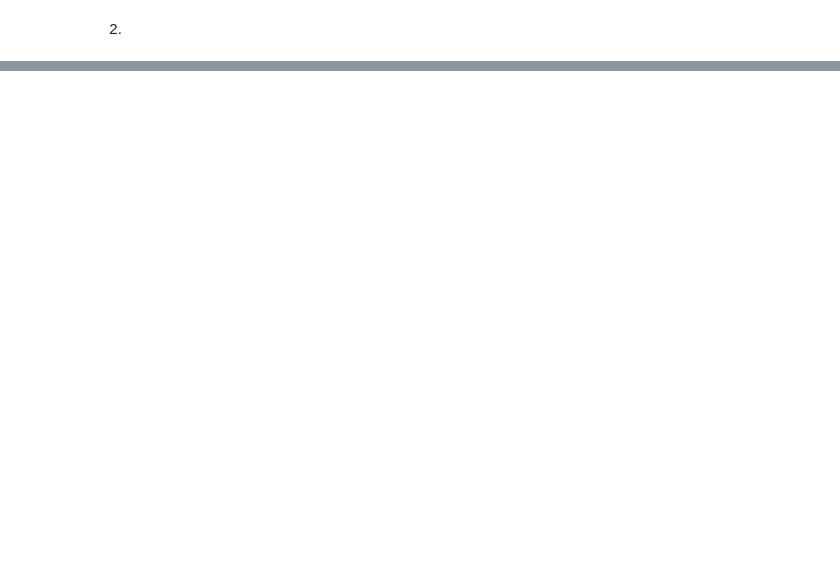
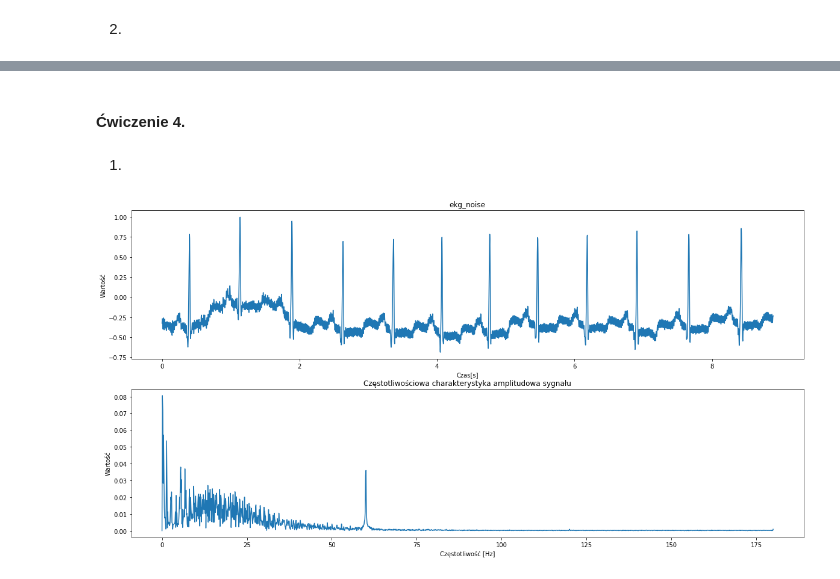
Before and after one commit to magdalena09/CPSiO-lab, a Jupyter notebook: lab1.ipynb, the cells around one changed output, grey strips where cells are left out. Drawn from its saved outputs; the diff is of its cells as text; code cells hidden in the pictures; blank space fills up the shorter version.

```diff
--- a/lab1.ipynb
+++ b/lab1.ipynb
@@ -245,0 +247,30 @@ plt.show()
+# %% [markdown]
+#### Ćwiczenie 4.
+# %% [markdown]
+1)
+# %%
+str1=os.getcwd()
+fs_ekg_noise = 360 # częstotliwość próbkowania
+
+ekg_noise = pd.read_csv(str1+'\\ekg_noise.txt', names=['Czas', 'Wartosc amplitudy'], sep='\s+').set_index('Czas')
+
+widmo = np.abs(np.fft.rfft(ekg_noise['Wartosc amplitudy'] - ekg_noise['Wartosc amplitudy'].mean())) / (ekg_noise['Wartosc amplitudy'].size//2)
+
+frequency = np.fft.rfftfreq(ekg_noise.size, 1/fs_ekg_noise) #  częstotliwościowa charakterystyka amplitudowa
+
+plt.figure(figsize=(20,10))
+
+plt.subplot(2, 1, 1)
+plt.plot(Sygnał EKG)
+plt.title('ekg_noise')
+plt.xlabel('Czas[s]')
+plt.ylabel('Wartość')
+
+plt.subplot(2, 1, 2)
+plt.plot(frequency, widmo)
+plt.title('Częstotliwościowa charakterystyka amplitudowa sygnału')
+plt.xlabel('Częstotliwość [Hz]')
+plt.ylabel('Wartość')
+plt.show()
+# %% [output]
+[figure, added]
```
Also changed, not shown: parts of 6 cells of this notebook.
